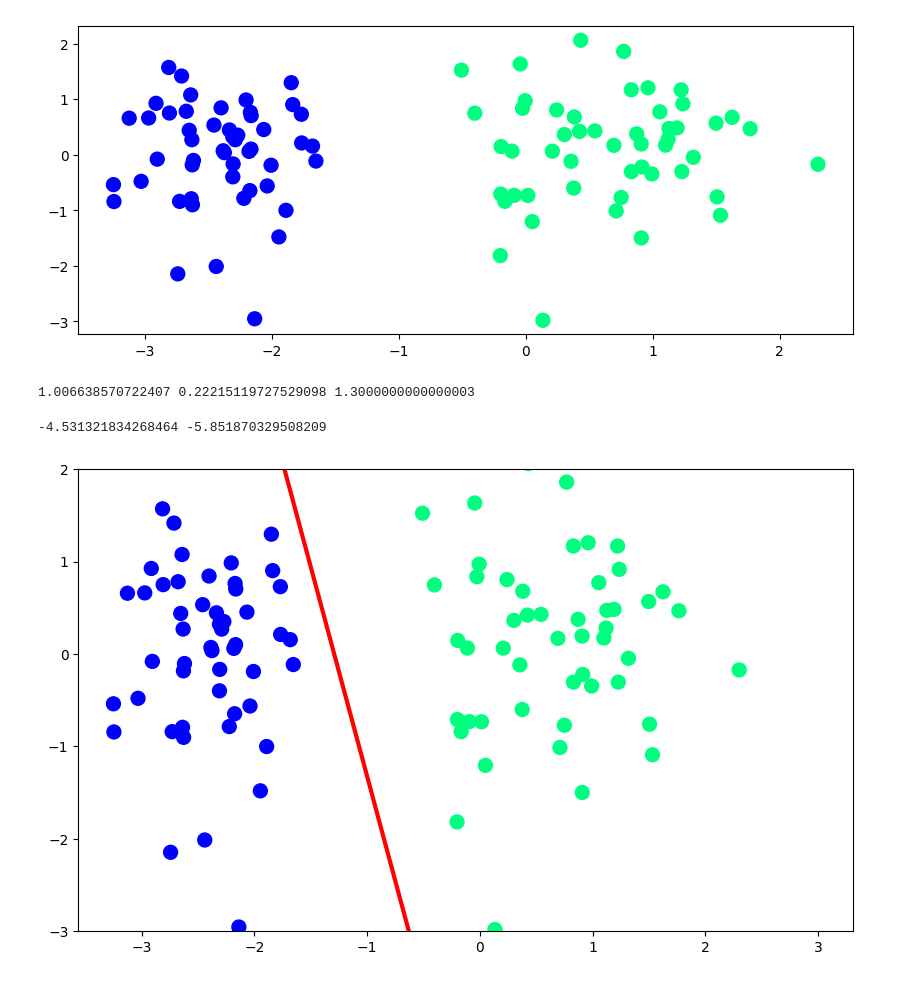
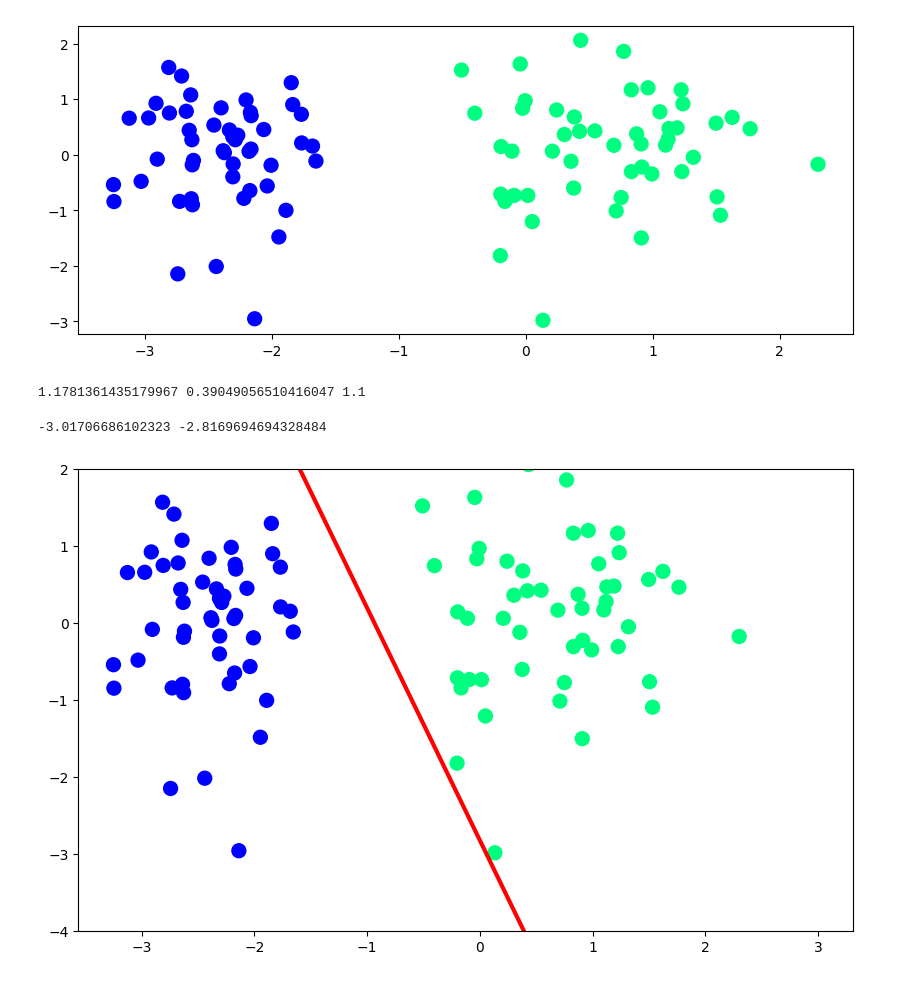
Before and after one commit to Pankaj-70/ml_practicals, a Jupyter notebook: perceptron/perceptron_gradient_descent.ipynb, the cells around one changed output. Drawn from its saved outputs; the diff is of its cells as text; code cells hidden in the pictures.

```diff
--- a/perceptron/perceptron_gradient_descent.ipynb
+++ b/perceptron/perceptron_gradient_descent.ipynb
@@ -4,6 +4,7 @@ import numpy as np
 import matplotlib.pyplot as plt
 # %%
 x, y = make_classification(n_samples=100, n_features=2, n_informative=1, n_classes=2, n_clusters_per_class=1, n_redundant=0, hypercube=False, class_sep=15, random_state=41)
+y = np.where(y == 0, -1, 1)
 # %%
 plt.figure(figsize=(10, 4))
 plt.scatter(x[:, 0], x[:, 1], c = y, cmap = 'winter', s = 100)
@@ -30,21 +31,21 @@ def perceptron(x, y):
 w1, w2, b = perceptron(x, y)
 print(w1, w2, b)
 # %% [output]
-1.006638570722407 0.22215119727529098 1.3000000000000003
+1.1781361435179967 0.39049056510416047 1.1
 # %%
 m = -(w1 / w2)
 c = -(b / w2)
 print(m, c)
 # %% [output]
--4.531321834268464 -5.851870329508209
+-3.01706686102323 -2.8169694694328484
 # %%
 x_input = np.linspace(-3, 3, 100)
 y_input = m * x_input + c
 # %%
 plt.figure(figsize=(10, 6))
 plt.plot(x_input, y_input, linewidth=3, color = 'red')
 plt.scatter(x[:, 0], x[:, 1], c = y, cmap = 'winter', s = 100)
-plt.ylim(-3, 2)
+plt.ylim(-4, 2)
 plt.show()
 # %% [output]
-[figure, old version]
+[figure, new version]
```
